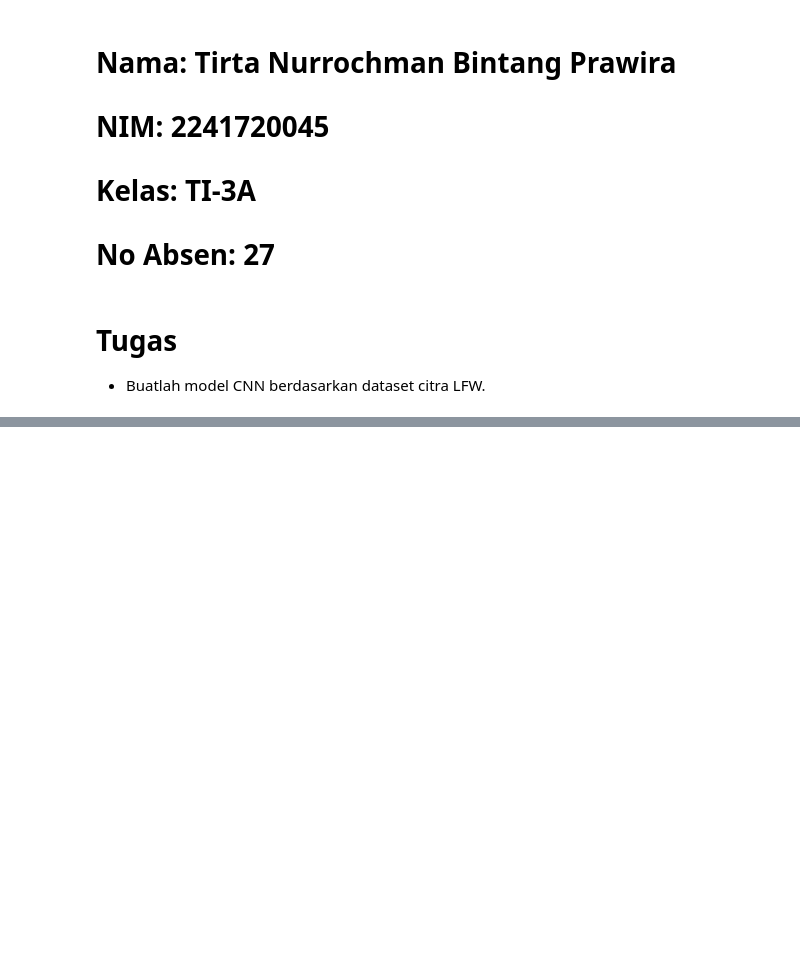
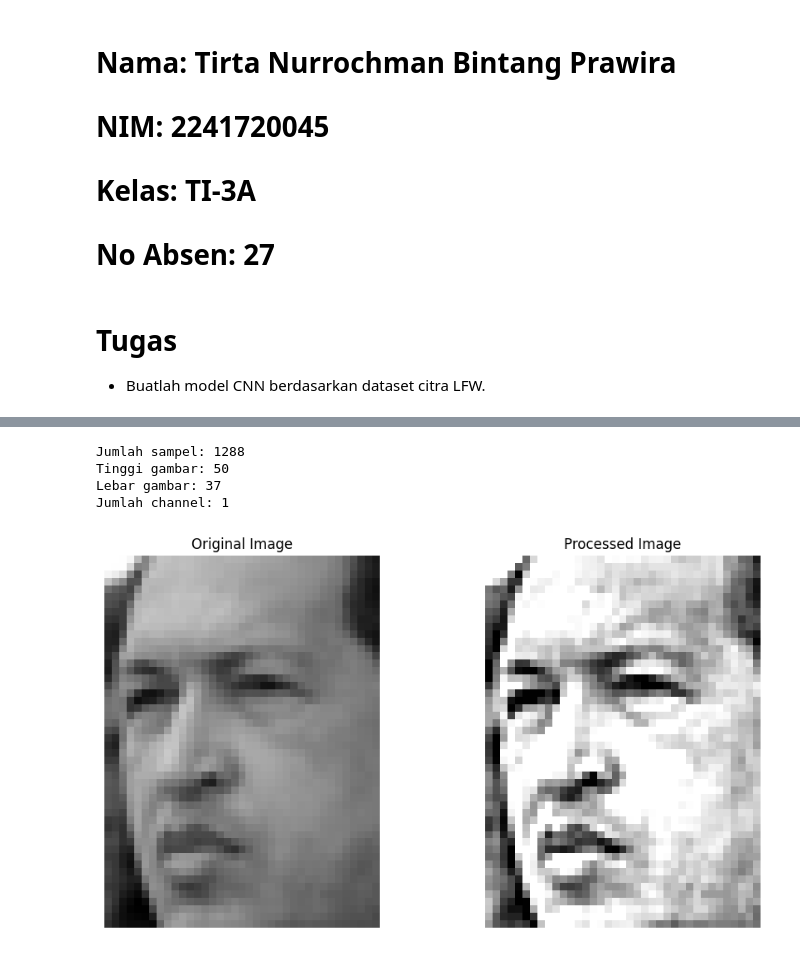
Before and after one commit to Tirta2241720045/Machine_Learning, a Jupyter notebook: Minggu11/2241720045_TirtaNBP_Tugas.ipynb, the cells around one changed output, grey strips where cells are left out. Saved outputs shown, nothing was run; the diff lists cells and outputs as text; code cells hidden in the pictures; blank space fills up the shorter version.

```diff
--- a/Minggu11/2241720045_TirtaNBP_Tugas.ipynb
+++ b/Minggu11/2241720045_TirtaNBP_Tugas.ipynb
@@ -45,0 +24,65 @@ Jumlah channel: 1
+# %%
+# Langkah 2 - Unduh Dataset LFW dan Terapkan Image Processing
+def apply_image_processing_refined(image):
+    image = (image * 255).astype(np.uint8)
+    clahe = cv2.createCLAHE(clipLimit=1.5, tileGridSize=(4,4))
+    enhanced = clahe.apply(image)
+
+    kernel = np.array([[-0.1,-0.1,-0.1],
+                       [-0.1, 1.8,-0.1],
+                       [-0.1,-0.1,-0.1]])
+    sharpened = cv2.filter2D(enhanced, -1, kernel)
+    denoised = cv2.GaussianBlur(sharpened, (5,5), 0.3)
+
+    alpha = 1.1
+    beta = 5
+    final = cv2.convertScaleAbs(denoised, alpha=alpha, beta=beta)
+    final = final.astype(np.float32) / 255.0
+
+    return final
+
+X = lfw_people.images
+X = np.expand_dims(X, -1)
+
+X_processed = np.zeros_like(X)
+for i in range(len(X)):
+    X_processed[i, :, :, 0] = apply_image_processing(X[i, :, :, 0])
+
+X_train, X_test, y_train, y_test = train_test_split(X_processed, y, test_size=0.2, random_state=42)
+
+encoder = LabelEncoder()
+y_train = encoder.fit_transform(y_train)
+y_test = encoder.transform(y_test)
+
+n_samples, h, w, c = X_processed.shape
+print(f"Jumlah sampel: {n_samples}")
+print(f"Tinggi gambar: {h}")
+print(f"Lebar gambar: {w}")
+print(f"Jumlah channel: {c}")
+
+import matplotlib.pyplot as plt
+
+def plot_comparison(original, processed, index=0):
+    plt.figure(figsize=(10, 5))
+
+    plt.subplot(121)
+    plt.title('Original Image')
+    plt.imshow(original[index, :, :, 0], cmap='gray')
+    plt.axis('off')
+
+    plt.subplot(122)
+    plt.title('Processed Image')
+    plt.imshow(processed[index, :, :, 0], cmap='gray')
+    plt.axis('off')
+
+    plt.tight_layout()
+    plt.show()
+
+for i in range(1):
+    plot_comparison(X, X_processed, i)
+# %% [output]
+Jumlah sampel: 1288
+Tinggi gambar: 50
+Lebar gambar: 37
+Jumlah channel: 1
+[figure, added]
```
Also changed, not shown: parts of 14 cells of this notebook.
